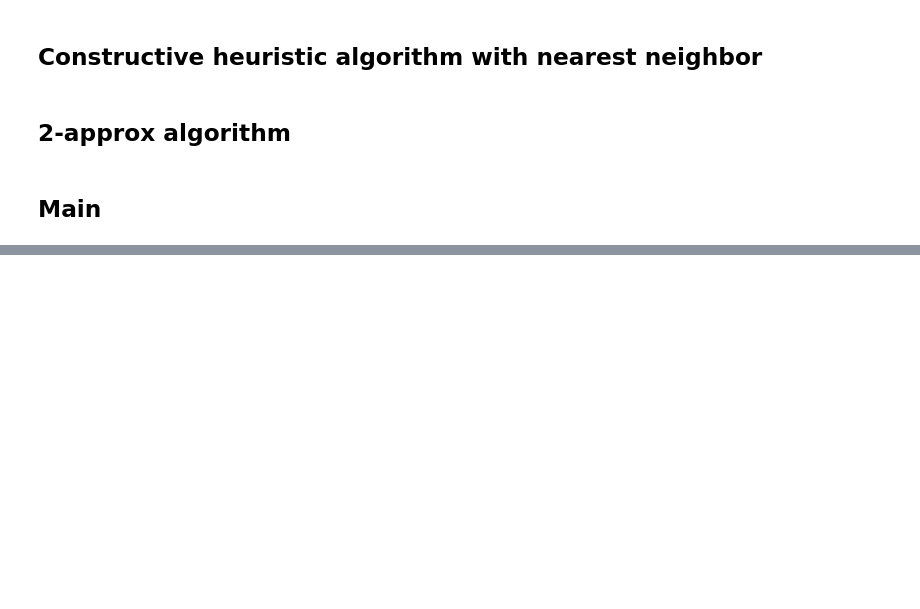
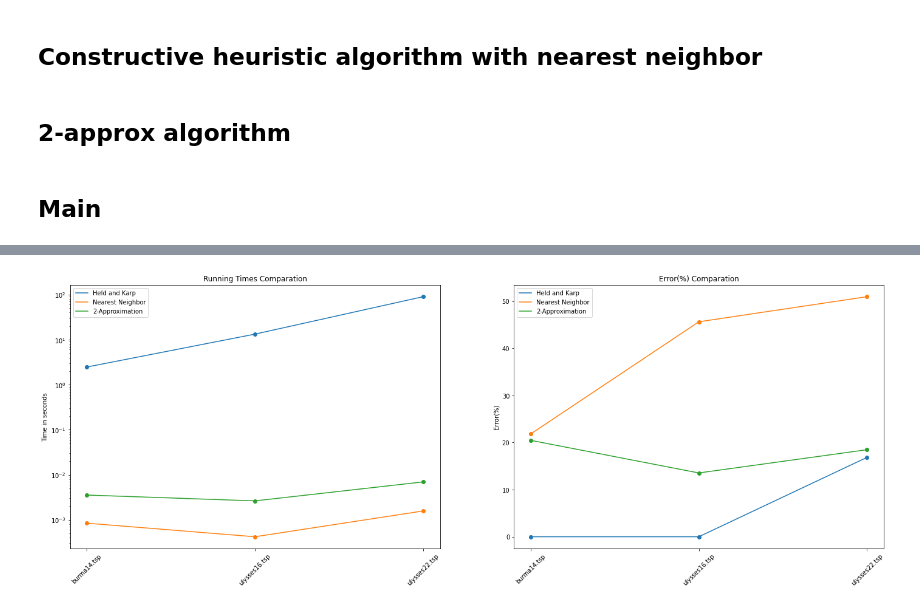
Before and after one commit to cipz/AlgoritmiAvanzati, a Jupyter notebook: Homework2/hm2.ipynb, the cells around one changed output, grey strips where cells are left out. Cells and saved outputs as stored; diff of their text form; code cells hidden in the pictures; blank space fills up the shorter version.

Commit message:
Added output graph and table results

```diff
--- a/Homework2/hm2.ipynb
+++ b/Homework2/hm2.ipynb
@@ -367,7 +365,7 @@ def execute_algs(dataset_name):
     two_approximation_error = '%.2f'%(((two_approximation_value- inputs[dataset_name]) / inputs[dataset_name])*100)
 
     return [
-            held_karp_value, held_karp_time, held_karp_error,
+            int(held_karp_value), held_karp_time, held_karp_error,
             nearest_neighbor_value, nearest_neighbor_time, nearest_neighbor_error,
             two_approximation_value, two_approximation_time, two_approximation_error
     ]
@@ -375,11 +373,11 @@ def execute_algs(dataset_name):
 path= "tsp_dataset/"
 results = []
 inputs = {
-    "burma14.tsp": 3323
-    #"ulysses16.tsp": 6859,
-    #"ulysses22.tsp": 7013,
-    #"eil51.tsp": 426,
-    #"berlin52.tsp": 7542,
+    "burma14.tsp": 3323,
+    "ulysses16.tsp": 6859,
+    "ulysses22.tsp": 7013,
+    #"eil51.tsp": 426
+    #"berlin52.tsp": 7542
     #"kroD100.tsp": 21294,
     #"kroA100.tsp": 21282,
     #"ch150.tsp": 6528,
@@ -410,0 +433,49 @@ Best solution found in 0.00230 seconds : 4003
+# %%
+
+res_np=np.array(results, dtype="float64")
+
+held_karp_times=res_np[:,1]
+closest_times=res_np[:,4]
+two_approximation_times=res_np[:,7]
+
+held_karp_errors=res_np[:,2]
+closest_errors=res_np[:,5]
+two_approximation_errors=res_np[:,8]
+
+import matplotlib.pylab as plt
+
+fig, ax = plt.subplots(nrows=1, ncols=2)
+ax1,ax2=ax
+
+fig.set_figwidth(24)
+fig.set_figheight(8)
+
+ax1.plot(list(inputs), held_karp_times)
+ax1.scatter(list(inputs), held_karp_times)
+ax1.plot(list(inputs), closest_times)
+ax1.scatter(list(inputs), closest_times)
+ax1.plot(list(inputs), two_approximation_times)
+ax1.scatter(list(inputs), two_approximation_times)
+
+ax2.plot(list(inputs), held_karp_errors)
+ax2.scatter(list(inputs), held_karp_errors)
+ax2.plot(list(inputs), closest_errors)
+ax2.scatter(list(inputs), closest_errors)
+ax2.plot(list(inputs), two_approximation_errors)
+ax2.scatter(list(inputs), two_approximation_errors)
+
+ax1.set_xticklabels(list(inputs),rotation=45)
+ax2.set_xticklabels(list(inputs),rotation=45)
+
+ax1.legend(["Held and Karp", "Nearest Neighbor","2-Approximation"])
+ax1.set_title("Running Times Comparation")
+ax1.set_ylabel("Time in seconds")
+ax1.set_yscale("log")
+
+ax2.set_title("Error(%) Comparation")
+ax2.legend(["Held and Karp", "Nearest Neighbor","2-Approximation"])
+ax2.set_ylabel("Error(%)")
+
+fig.show()
+# %% [output]
+[figure, added]
```
Also changed, not shown: parts of 3 cells of this notebook.
